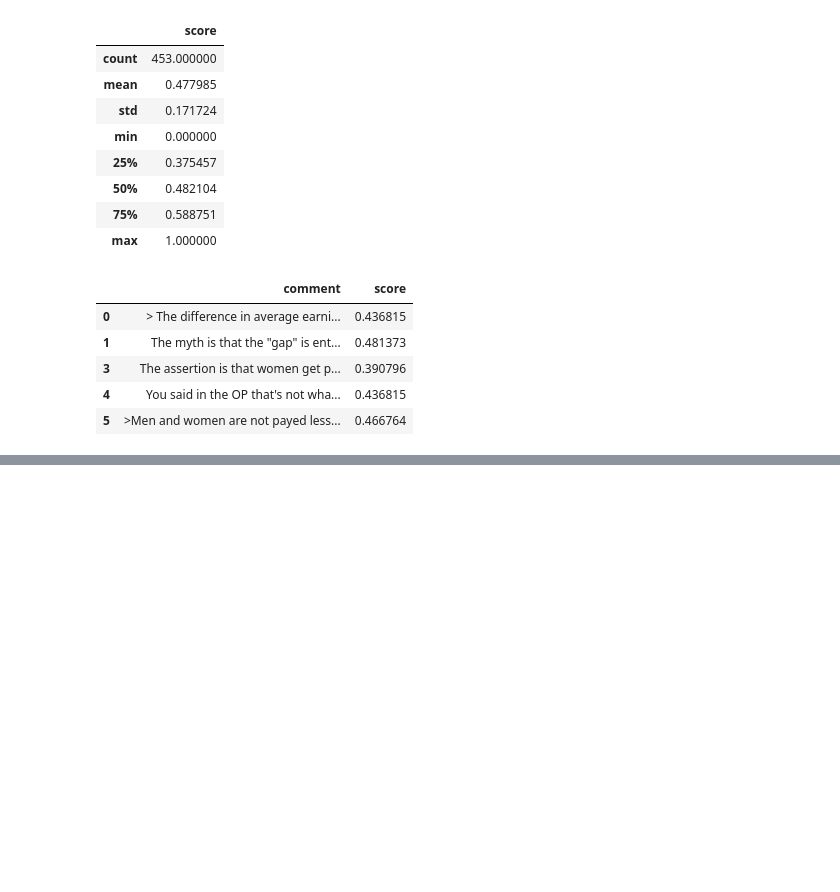
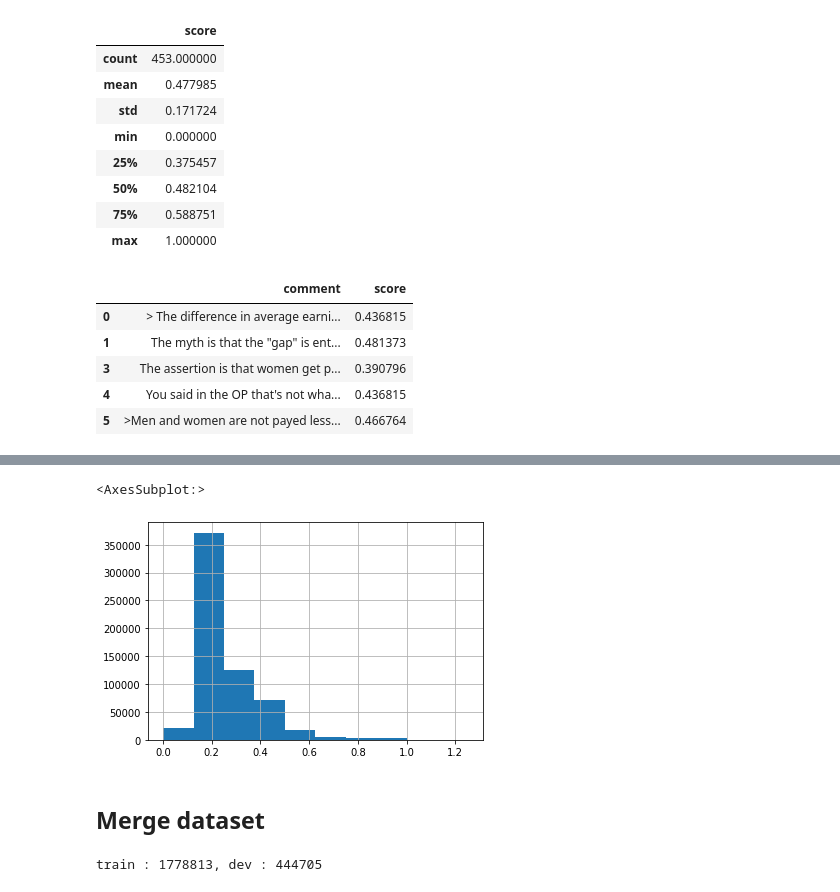
Before and after one commit to team-ok-nlp/jigsaw-toxic-competition, a Jupyter notebook: preprocessing.ipynb, the cells around one changed output, grey strips where cells are left out. Drawn from its saved outputs; the diff is of its cells as text; code cells hidden in the pictures; blank space fills up the shorter version.

Commit message:
update preprocessing and total train/dev set

```diff
--- a/preprocessing.ipynb
+++ b/preprocessing.ipynb
@@ -249,0 +253,5 @@ ruddit_data.to_csv('data/ruddit/ruddit.csv', index=False)
+# %%
+# load raw data
+dir = 'data/2nd/jigsaw-unintended-bias-in-toxicity-classification'
+raw_data = pd.read_csv(os.path.join(dir,'all_data.csv'))
+raw_data.shape
@@ -249,0 +280,4 @@ ruddit_data.to_csv('data/ruddit/ruddit.csv', index=False)
+# %%
+# using comment_text and tocixity features
+raw_data = raw_data[['comment_text', 'toxicity', 'severe_toxicity', 'obscene', 'sexual_explicit', 'identity_attack', 'insult', 'threat']]
+raw_data.head()
@@ -249,0 +291,4 @@ ruddit_data.to_csv('data/ruddit/ruddit.csv', index=False)
+# %%
+# weighted 2.0 'severe_toxicity'
+raw_data.loc[raw_data['severe_toxicity'] != 0, 'severe_toxicity'] *= 2.0
+raw_data.head()
@@ -249,0 +302,11 @@ ruddit_data.to_csv('data/ruddit/ruddit.csv', index=False)
+# %%
+# weighted avg without zero values
+raw_data = raw_data.replace(0.0, np.NaN)
+means=raw_data.mean(axis=1, skipna=True)
+print(means)
+
+df = pd.DataFrame(columns=['comment', 'score'])
+df['comment'] = raw_data['comment_text']
+df['score'] = means
+
+df.head()
@@ -249,0 +334,8 @@ ruddit_data.to_csv('data/ruddit/ruddit.csv', index=False)
+# %%
+import matplotlib.pyplot as plt
+df['score'].hist()
+# %% [output]
+<AxesSubplot:>
+[figure, added]
+# %% [markdown]
+## Merge dataset
@@ -249,0 +350,6 @@ ruddit_data.to_csv('data/ruddit/ruddit.csv', index=False)
+# %%
+train_df = pd.concat([train_1st, train_2nd, train_ruddit])
+dev_df = pd.concat([dev_1st, dev_2nd, dev_ruddit])
+print(f"train : {len(train_df)}, dev : {len(dev_df)}")
+# %% [output]
+train : 1778813, dev : 444705
```
Also changed, not shown: parts of 11 cells of this notebook, 9 other files.
